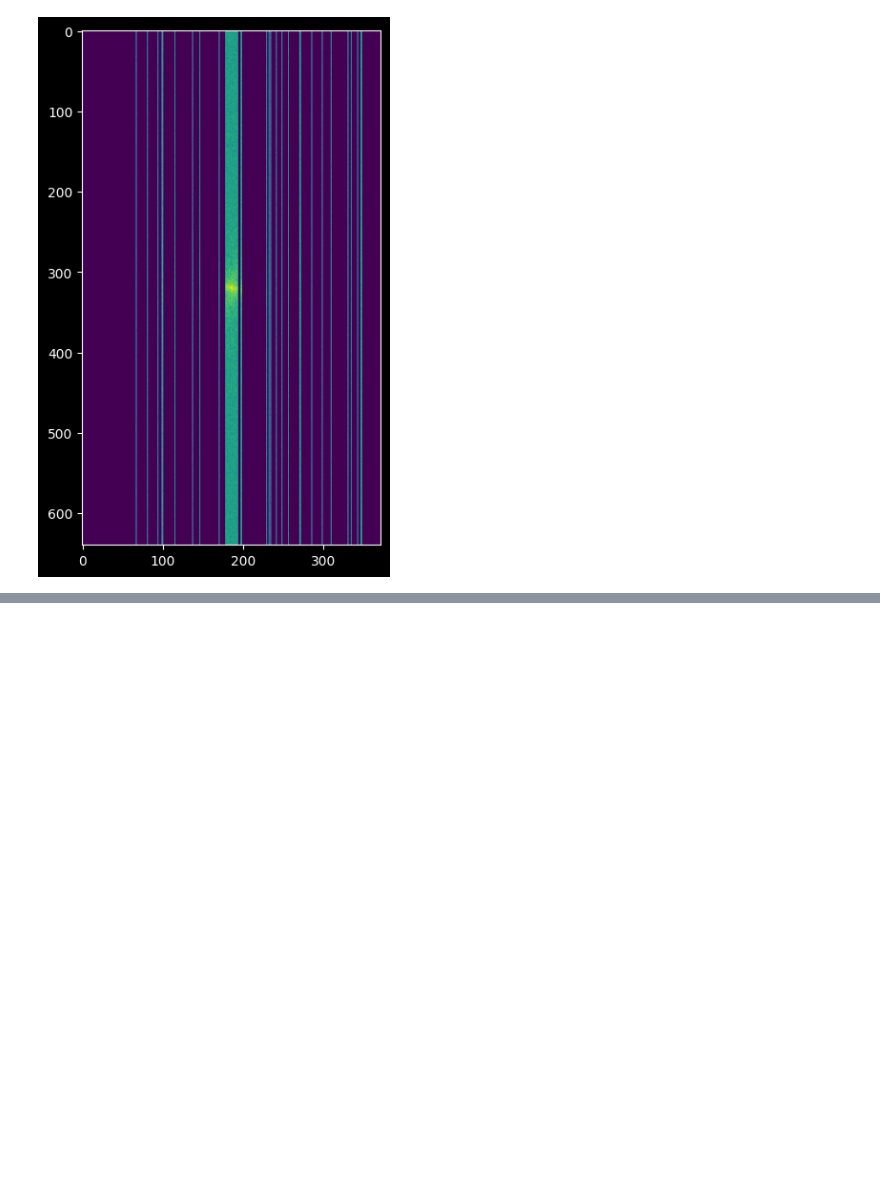
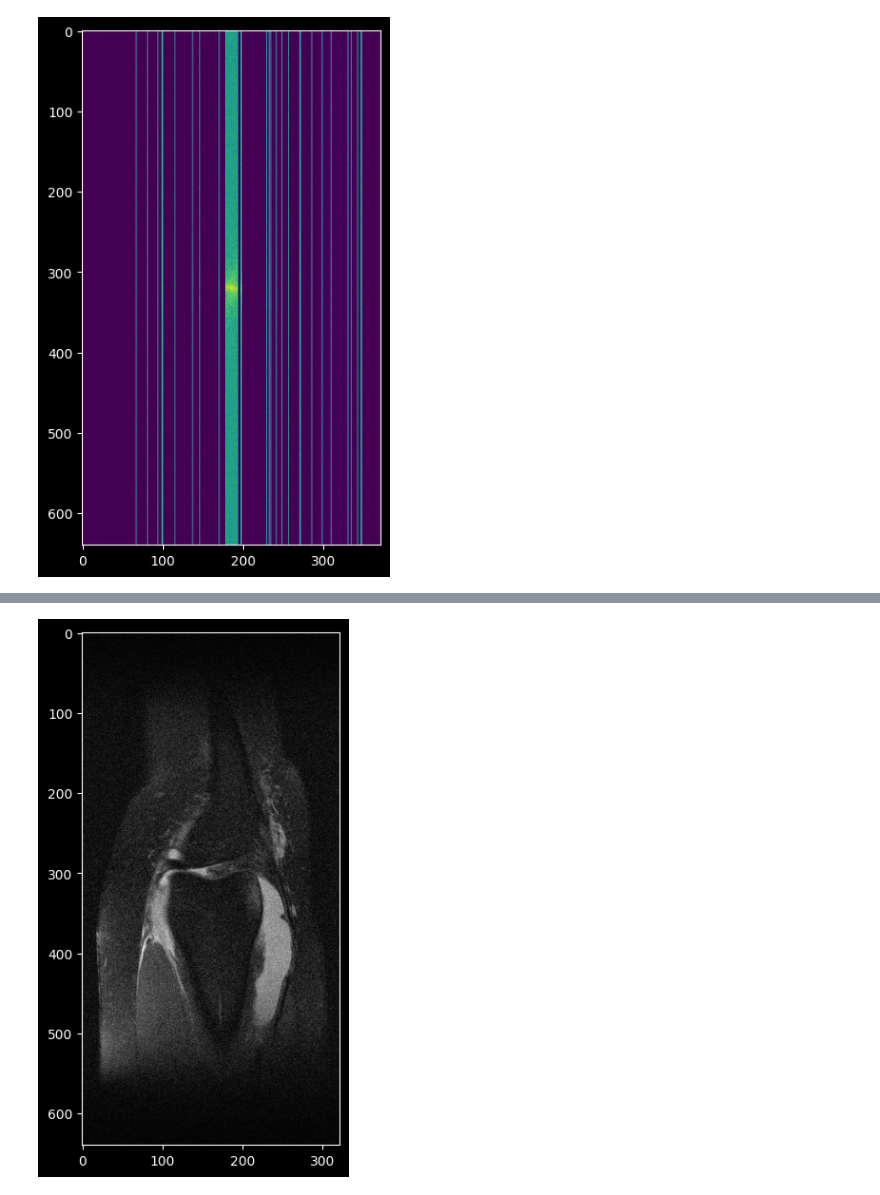
Before and after one commit to luizlf/fastMRI, a Jupyter notebook: exploration.ipynb, the cells around one changed output, grey strips where cells are left out. Saved outputs shown, nothing was run; the diff lists cells and outputs as text; code cells hidden in the pictures; blank space fills up the shorter version.

```diff
--- a/exploration.ipynb
+++ b/exploration.ipynb
@@ -60,0 +105,8 @@ download_model(UNET_FOLDER + model, path)
+# %%
+slice_kspace_t = T.to_tensor(slice_kspace)
+slice_image = fastmri.ifft2c(slice_kspace_t)
+slice_image_abs = fastmri.complex_abs(slice_image)
+# %%
+show_coils(slice_image_abs, cmap='gray')
+# %% [output]
+[figure, added]
```
Also changed, not shown: parts of 9 cells of this notebook, 3 other files.
